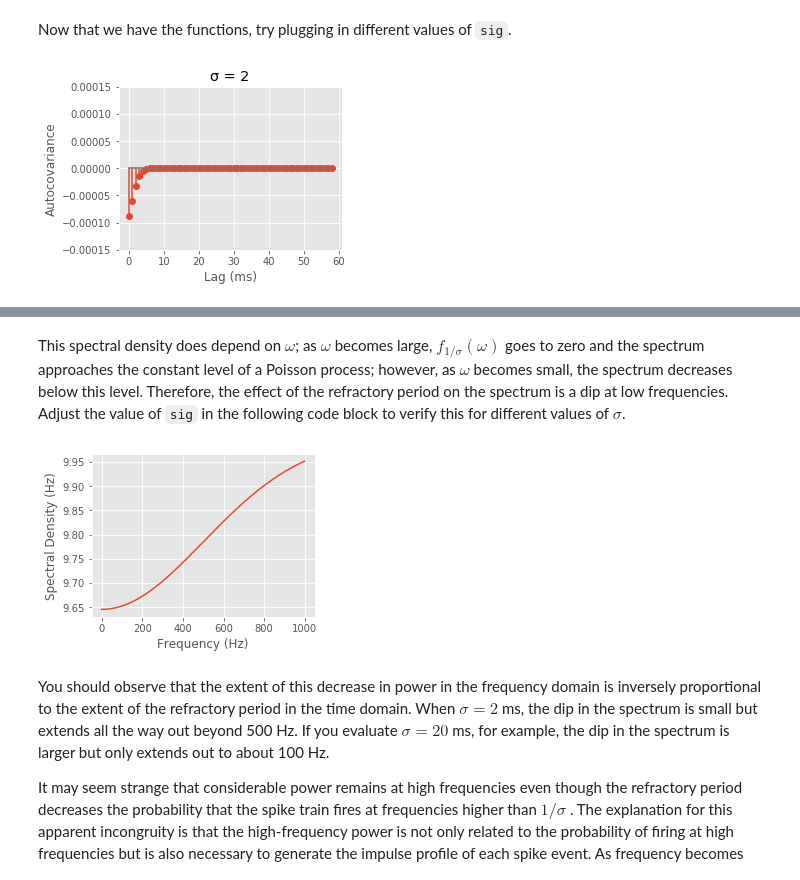
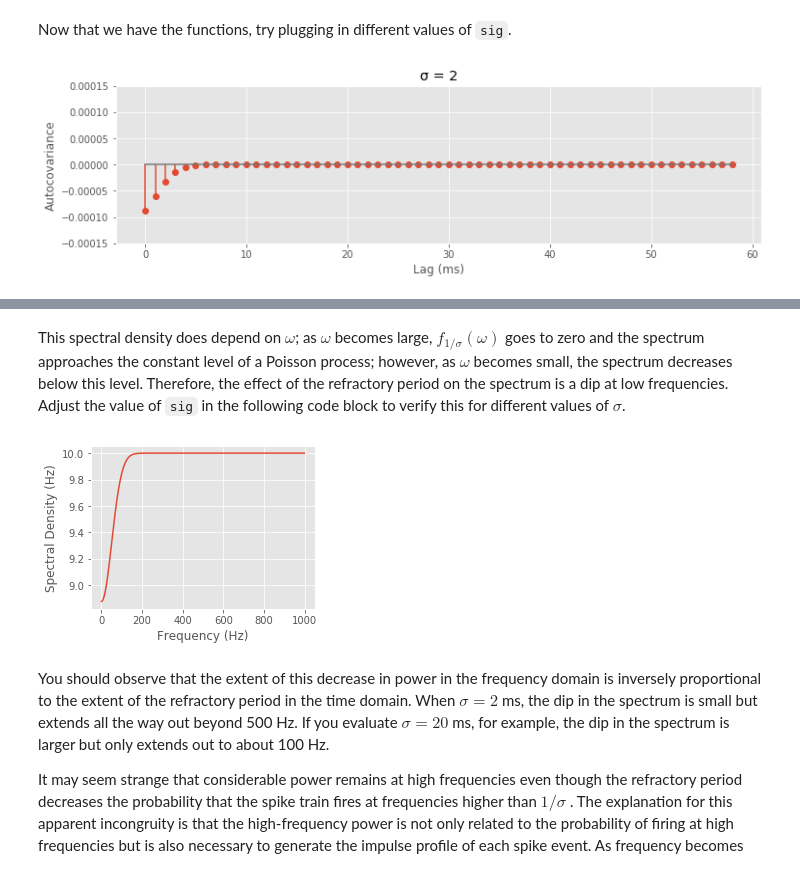
Before and after one commit to Mark-Kramer/Case-Studies-Python, a Jupyter notebook: content/10/spiking-rhythms.ipynb, the cells around one changed output, grey strips where cells are left out. Saved outputs shown, nothing was run; the diff lists cells and outputs as text; code cells hidden in the pictures.

```diff
--- a/content/10/spiking-rhythms.ipynb
+++ b/content/10/spiking-rhythms.ipynb
@@ -399,15 +392,15 @@ Now that we have the functions, try plugging in different values of `sig`.
 # %%
 sig = 2  # Change the value here to see how the autocovariance changes
 autocov = [gamma(lag, sig) for lag in range(1, 60)]
 
-figure(figsize=(4,3))
-stem(autocov)
+figure(figsize=(12,3))
+stem(autocov,use_line_collection=1)
 xlabel('Lag (ms)')
 ylabel('Autocovariance')
 title('σ = {:}'.format(sig))
 ylim([-1.5e-4, 1.5e-4])
 show()
 # %% [output]
-[figure, old version]
+[figure, new version]
 # %% [markdown]
 The reason we chose the Gaussian function is that it captures a smooth decay of the refractory effect and its Fourier transform is easy to compute. The spectral density $F(\omega)$ of this refractory point process is
@@ -416,19 +408,17 @@ $$F(\omega)  = \lambda_0 - \alpha \sqrt{2\pi\sigma} \cdot f_{1/\sigma} (\omega).
 # %% [markdown]
 This spectral density does depend on $\omega$; as $\omega$ becomes large, $f_{1/\sigma}(\omega)$ goes to zero and the spectrum approaches the constant level of a Poisson process; however, as $\omega$ becomes small, the spectrum decreases below this level. Therefore, the effect of the refractory period on the spectrum is a dip at low frequencies. Adjust the value of `sig` in the following code block to verify this for different values of $\sigma$.
 # %%
-sig = 2
-
-# Compute F(omega)
-spectral_density = (lbda0 -
+sig = 20                         #Set the width of the refractory period,
+spectral_density = (lbda0 -     #... and compute the spectral density.
                     alpha * sqrt(2 * pi * sig) *
                     gaussian(arange(0, 1, dt), sig=1/sig))
 figure(figsize=(4,3))
-plot(spectral_density * 1 / dt)  # Plot the spectral density in Hz
-xlabel('Frequency (Hz)')  # ... with axes labeled
+plot(spectral_density * 1 / dt)  #Plot the spectral density in Hz,
+xlabel('Frequency (Hz)')         #... with axes labeled.
 ylabel('Spectral Density (Hz)')
 show()
 # %% [output]
-[figure, old version]
+[figure, new version]
 # %% [markdown]
 You should observe that the extent of this decrease in power in the frequency domain is inversely proportional to the extent of the refractory period in the time domain. When $\sigma= 2$ ms, the dip in the spectrum is small but extends all the way out beyond 500 Hz. If you evaluate $\sigma= 20$ ms, for example, the dip in the spectrum is larger but only extends out to about 100 Hz.
 
```
Also changed, not shown: parts of 61 cells of this notebook, 43 other files.
